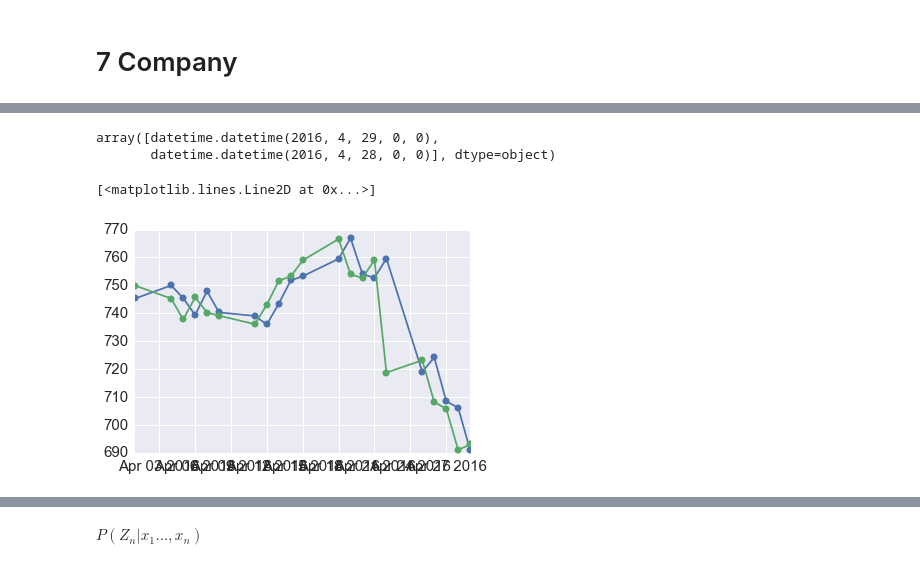
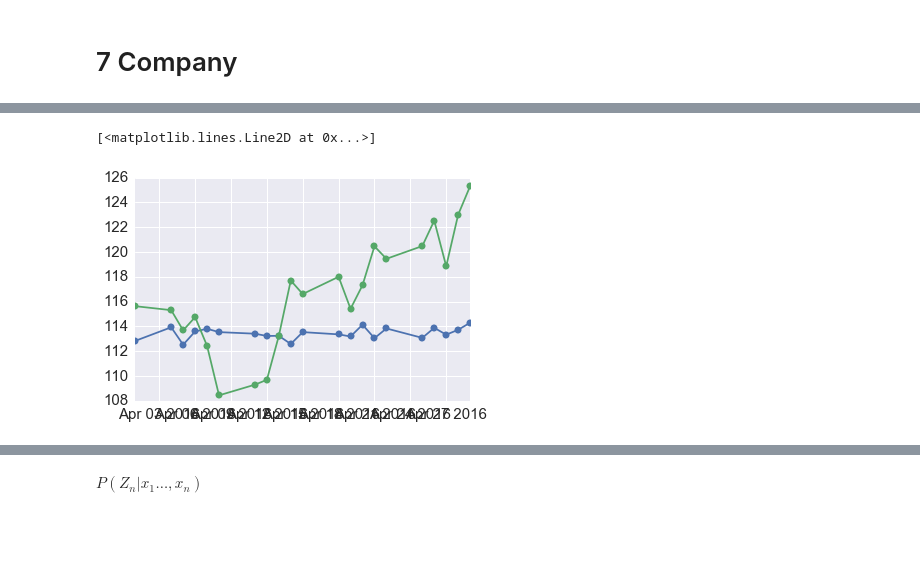
Before and after one commit to yulinlei/Stock-Market-Prediction, a Jupyter notebook: HMM.ipynb, the cells around one changed output, grey strips where cells are left out. Saved outputs shown, nothing was run; the diff lists cells and outputs as text; code cells hidden in the pictures; blank space fills up the shorter version.

```diff
--- a/HMM.ipynb
+++ b/HMM.ipynb
@@ -177,19 +146,13 @@ df = DataFrame(index = trueDate, columns = company)
-# %%
-trueDate[0:2]
-# %% [output]
-array([datetime.datetime(2016, 4, 29, 0, 0),
-       datetime.datetime(2016, 4, 28, 0, 0)], dtype=object)
 # %%
-#test
-
-dff = DataFrame(index = trueDate, columns = ['GOOG'])
+# test
+dff = DataFrame(index = trueDate, columns = ['LNKD'])
 for date in trueDate:
-    dff['GOOG'][date] = HMM('GOOG', date-timedelta(211), date-timedelta(1))
+    dff['LNKD'][date] = HMM('LNKD', date-timedelta(211), date-timedelta(1))
 # %%
 fig, ax = plt.subplots()
-ax.plot_date(trueDate, dff['GOOG'][trueDate], marker='o', linestyle='-')
-ax.plot_date(trueDate, df_true['GOOG'][trueDate], marker='o', linestyle='-')
+ax.plot_date(trueDate, dff['LNKD'][trueDate], marker='o', linestyle='-')
+ax.plot_date(trueDate, df_true['LNKD'][trueDate], marker='o', linestyle='-')
 # %% [output]
 [<matplotlib.lines.Line2D at 0x...>]
-[figure, old version]
+[figure, new version]
 # %%
```
Also changed, not shown: parts of 14 cells of this notebook.
